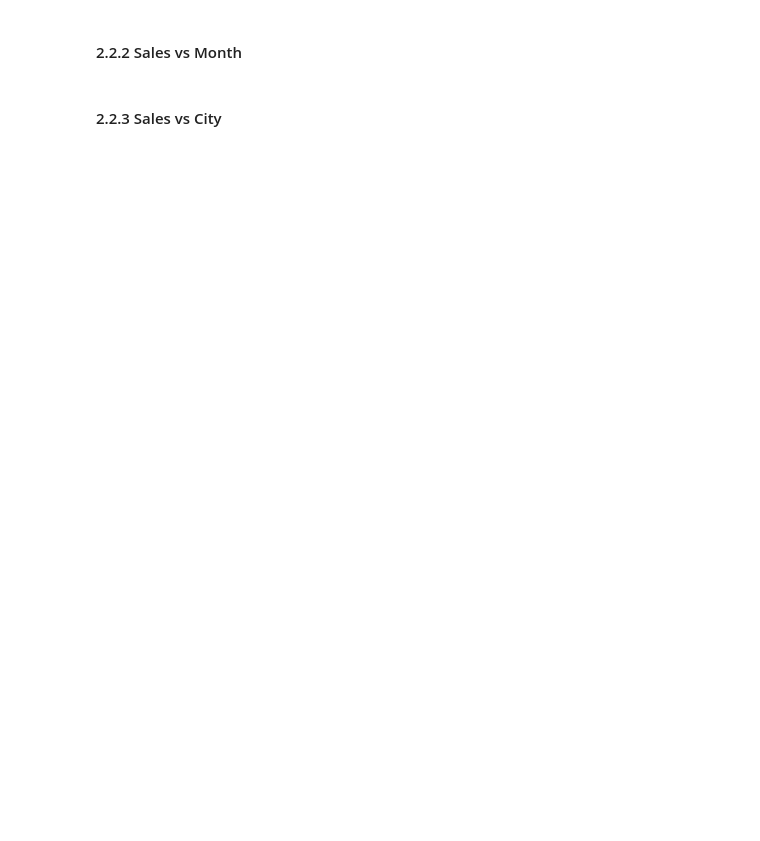
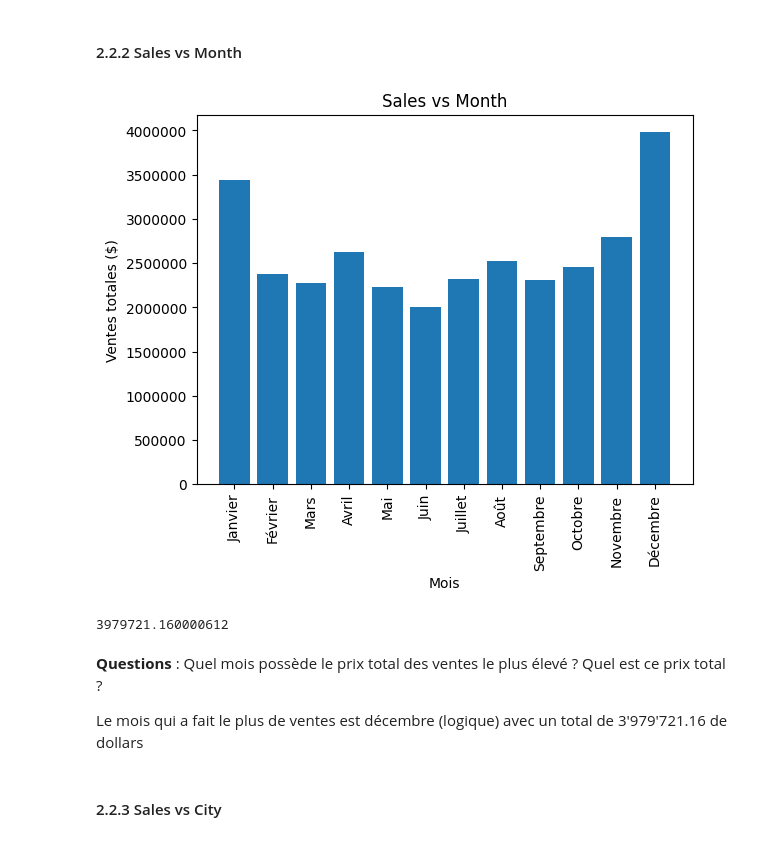
Before and after one commit to danielribeiroc/DataMngmt_MSE, a Jupyter notebook: lab5/index.ipynb, the cells around one changed output. Drawn from its saved outputs; the diff is of its cells as text; code cells hidden in the pictures; blank space fills up the shorter version.

```diff
--- a/lab5/index.ipynb
+++ b/lab5/index.ipynb
@@ -94,4 +410,42 @@ plt.show()
 # %% [markdown]
 #### 2.2.2 Sales vs Month
+# %%
+french_months = ['Janvier', 'Février', 'Mars', 'Avril', 'Mai', 'Juin',
+                 'Juillet', 'Août', 'Septembre', 'Octobre', 'Novembre', 'Décembre']
+# %%
+all_shops_data = pd.concat([df_shop1, df_shop2, df_shop3, df_shop4, df_shop5, df_shop6]) # concat tous les shops
+all_shops_data['Order Date'] = pd.to_datetime(all_shops_data['Order Date']) # juste pour être sur que toutes les dates ont le meme formats
+all_shops_data['Month'] = all_shops_data['Order Date'].dt.month # récuperer juste les mois --> https://stackoverflow.com/questions/25146121/extracting-just-month-and-year-separately-from-pandas-datetime-column
+
+## Faire le nécessaire afin d'avoir le résultat
+all_shops_data['Total Sales'] = all_shops_data['Price Each'] * all_shops_data['Quantity Ordered']
+monthly_sales = all_shops_data.groupby('Month')['Total Sales'].sum()
+
+# transformer les valeurs a des lists (problème si je le fais pas)
+months = monthly_sales.index.tolist()
+sales = monthly_sales.values.tolist()
+
+month_labels = [french_months[month - 1] for month in months] # récupérer les vrais noms des mois et pas leur numéros
+
+# plot graph
+_, ax = plt.subplots()
+ax.bar(month_labels, sales)
+ax.set_xticks(month_labels)
+ax.set_xticklabels(month_labels, rotation="vertical")
+ax.ticklabel_format(style='plain', axis='y')
+ax.set(title='Sales vs Month', ylabel='Ventes totales ($)', xlabel='Mois')
+
+plt.savefig('graphs/salesVsmonth.png')
+plt.show()
+# %% [output]
+[figure, added]
+# %%
+np.max(monthly_sales)
+# %% [output]
+3979721.160000612
+# %% [markdown]
+**Questions** : Quel mois possède le prix total des ventes le plus élevé ? Quel est ce prix total ?
+
+Le mois qui a fait le plus de ventes est décembre (logique) avec un total de 3'979'721.16 de dollars
 # %% [markdown]
 #### 2.2.3 Sales vs City
```
Also changed, not shown: parts of 44 cells of this notebook, 6 other files.
